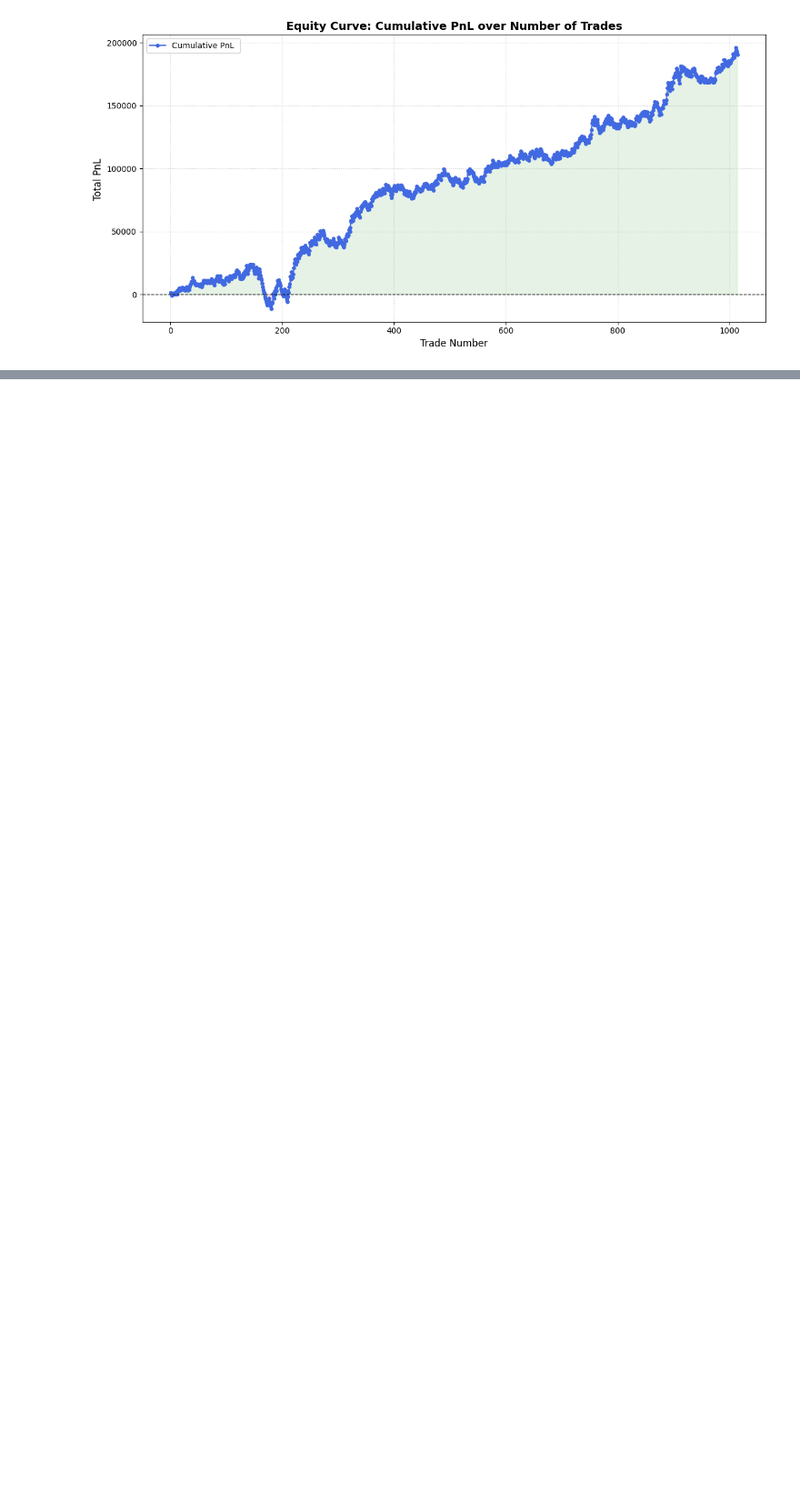
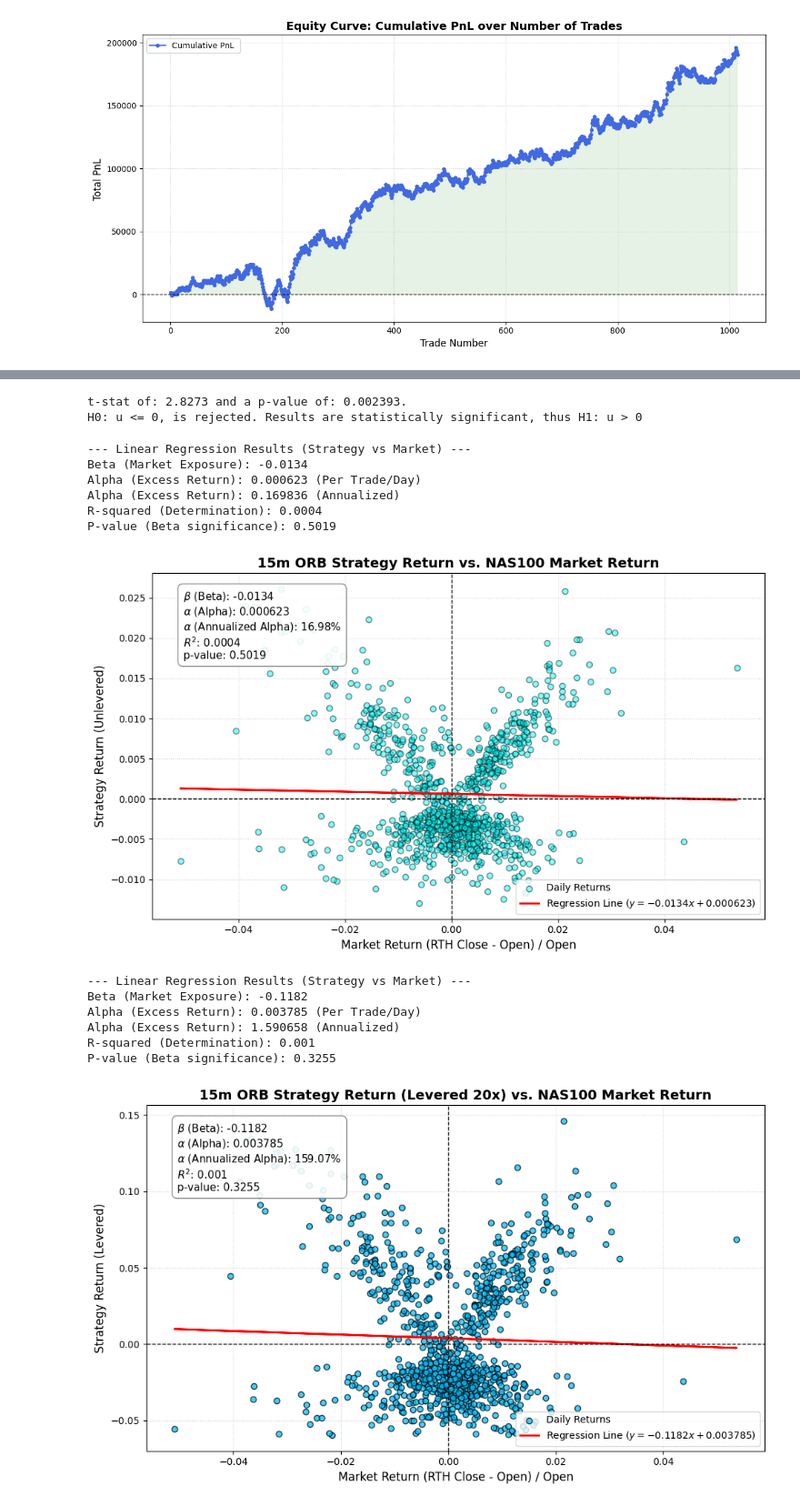
Before and after one commit to Brianwu-bsa/SEM405_assignment, a Jupyter notebook: stats_assignment.ipynb, the cells around one changed output, grey strips where cells are left out. Shown at 91% size. Cells and saved outputs as stored; diff of their text form; code cells hidden in the pictures; blank space fills up the shorter version.

```diff
--- a/stats_assignment.ipynb
+++ b/stats_assignment.ipynb
@@ -295,0 +731,20 @@ plot_equity_curve(trades_df, mode="pnl") # raw pnl dollars graph
+# %%
+# Brian/t_test.py
+def t_test(trades_df):
+    pnl_points = trades_df["pnl_points"]
+    t_stat, p_value = stats.ttest_1samp(pnl_points, popmean=0, alternative="greater")
+
+    return t_stat, p_value
+# %%
+# H0: u <=0
+# H1: u > 0 (as in there is an edge, and thus profitable)
+
+t_stat, p_value = t_test(trades_df)
+print(f"t-stat of: {round(t_stat, 4)} and a p-value of: {round(p_value, 6)}.")
+if p_value < 0.05:
+    print("H0: u <= 0, is rejected. Results are statistically significant, thus H1: u > 0")
+else:
+    print("H0: u <=0  is not rejected. Results have no statistical significance.")
+# %% [output]
+t-stat of: 2.8273 and a p-value of: 0.002393.
+H0: u <= 0, is rejected. Results are statistically significant, thus H1: u > 0
@@ -295,0 +887,23 @@ plot_equity_curve(trades_df, mode="pnl") # raw pnl dollars graph
+# %%
+result = compute_alpha_beta(trades_df)
+print_result(result)
+plot_returns(trades_df, result)
+
+result = compute_levered_alpha_beta(trades_df)
+print_result(result)
+plot_levered_returns(trades_df, result)
+# %% [output]
+--- Linear Regression Results (Strategy vs Market) ---
+Beta (Market Exposure): -0.0134
+Alpha (Excess Return): 0.000623 (Per Trade/Day)
+Alpha (Excess Return): 0.169836 (Annualized)
+R-squared (Determination): 0.0004
+P-value (Beta significance): 0.5019
+[figure, added]
+--- Linear Regression Results (Strategy vs Market) ---
+Beta (Market Exposure): -0.1182
+Alpha (Excess Return): 0.003785 (Per Trade/Day)
+Alpha (Excess Return): 1.590658 (Annualized)
+R-squared (Determination): 0.001
+P-value (Beta significance): 0.3255
+[figure, added]
```
Also changed, not shown: parts of 9 cells of this notebook.
